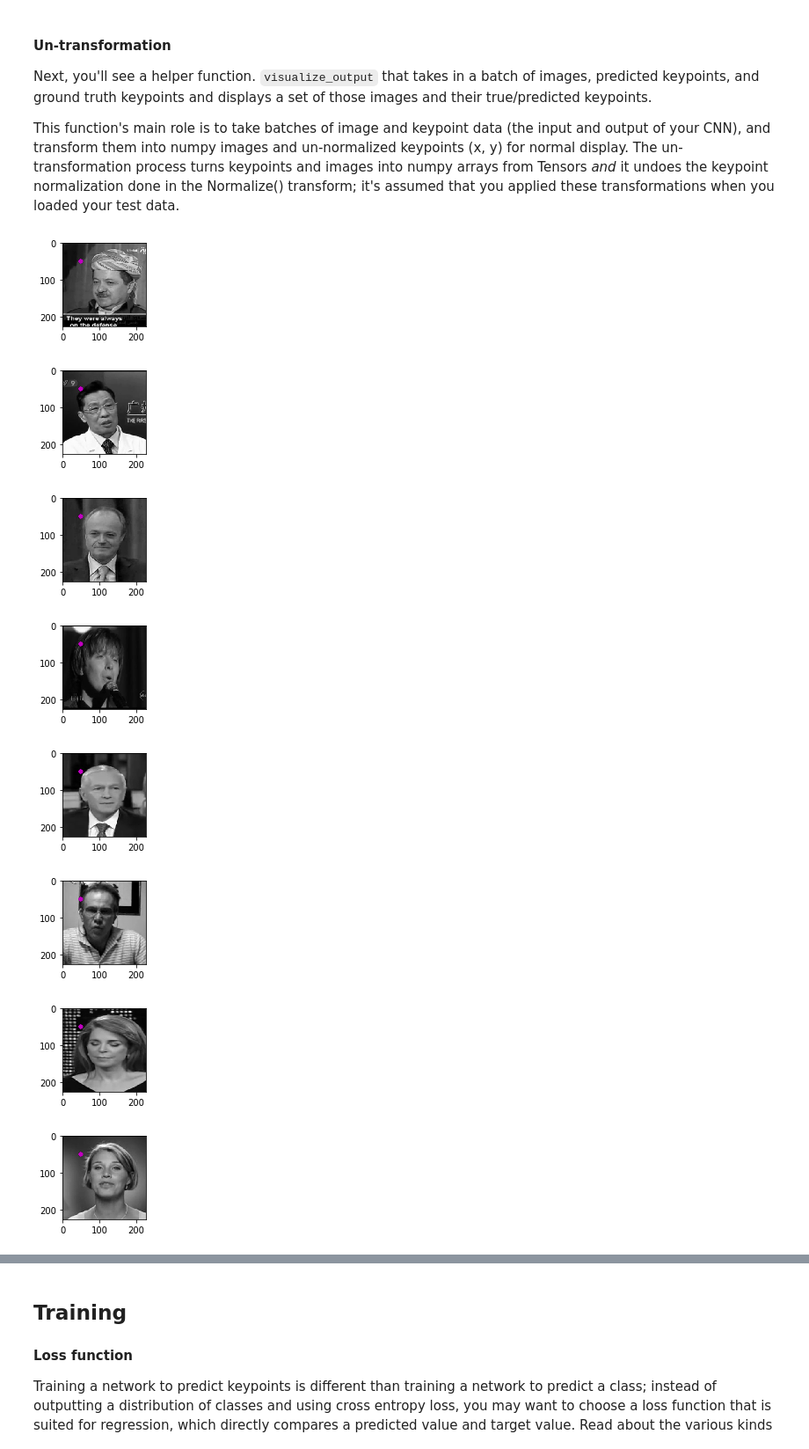
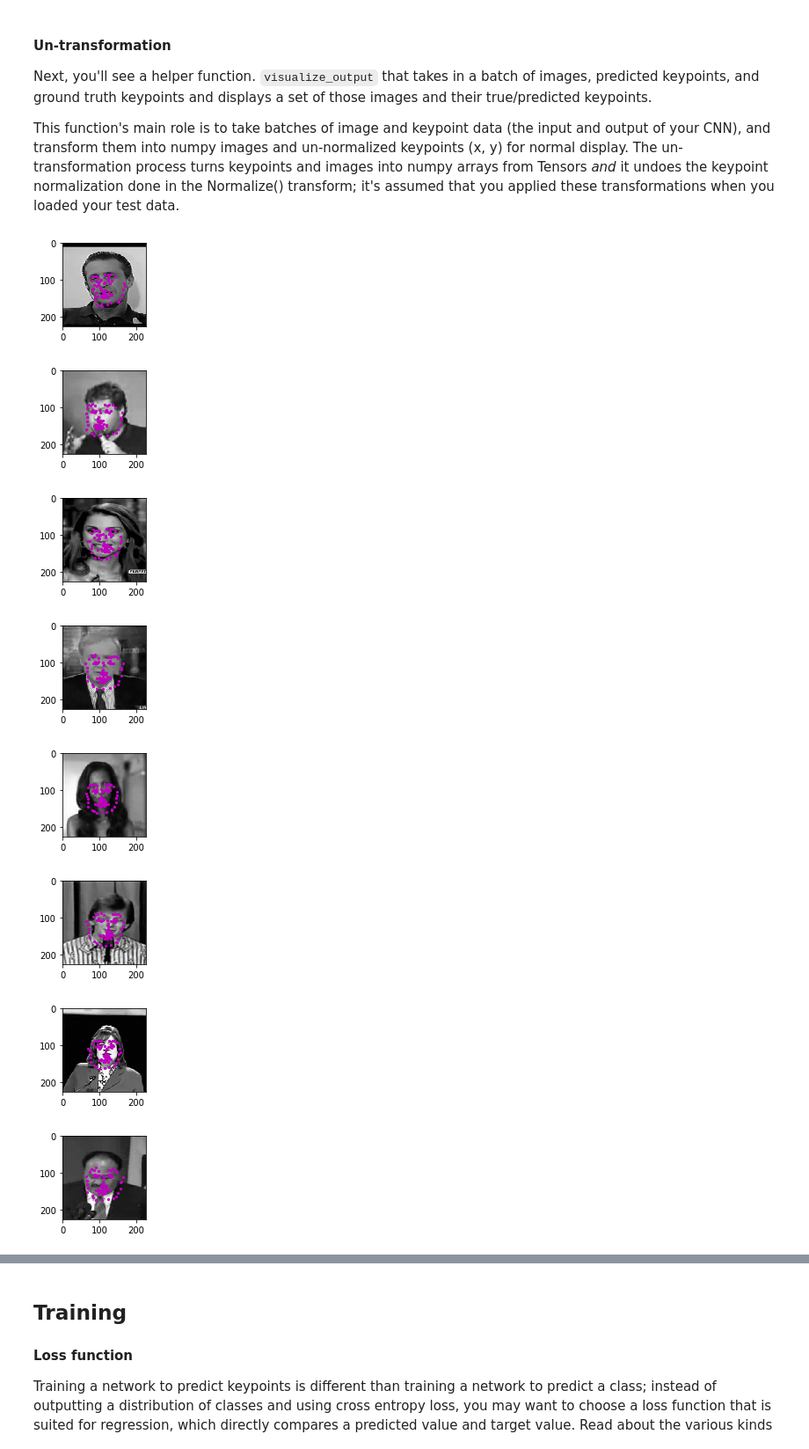
Before and after one commit to vmelan/CVND-udacity, a Jupyter notebook: P1_Facial_Keypoints/2. Define the Network Architecture.ipynb, the cells around one changed output, grey strips where cells are left out. Shown at 88% size. Drawn from its saved outputs; the diff is of its cells as text; code cells hidden in the pictures.

```diff
--- a/P1_Facial_Keypoints/2. Define the Network Architecture.ipynb
+++ b/P1_Facial_Keypoints/2. Define the Network Architecture.ipynb
@@ -178,18 +172,31 @@ from data_load import Rescale, RandomCrop, Normalize, ToTensor
 #                                      Normalize(), \
 #                                      ToTensor()])
 
-data_transform = transforms.Compose([Rescale((227, 227)), \
-                                     Normalize(), \
-                                     ToTensor()])
+# data_transform = transforms.Compose([Rescale((227, 227)), \
+#                                      Normalize(), \
+#                                      ToTensor()])
+
+# Perform data augmentation on train dataset by first scaling and then random cropping
+train_data_transform = transforms.Compose([Rescale((250, 250)), \
+                                           RandomCrop((227, 227)), \
+                                           Normalize(), \
+                                           ToTensor()])
+
+test_data_transform = transforms.Compose([Rescale((227, 227)), \
+                                          Normalize(), \
+                                          ToTensor()])
 
 # testing that you've defined a transform
-assert(data_transform is not None), 'Define a data_transform'
+# assert(data_transform is not None), 'Define a data_transform'
 # %%
 # create the transformed dataset
+# transformed_dataset = FacialKeypointsDataset(csv_file='/data/training_frames_keypoints.csv',
+#                                              root_dir='/data/training/',
+#                                              transform=data_transform)
+
 transformed_dataset = FacialKeypointsDataset(csv_file='/data/training_frames_keypoints.csv',
                                              root_dir='/data/training/',
-                                             transform=data_transform)
-
+                                             transform=train_data_transform)
 
 print('Number of images: ', len(transformed_dataset))
 
@@ -235,9 +242,13 @@ To visualize this test data, we have to go through some un-transformation steps
 # AND apply the data_transform you defined above
 
 # create the test dataset
+# test_dataset = FacialKeypointsDataset(csv_file='/data/test_frames_keypoints.csv',
+#                                              root_dir='/data/test/',
+#                                              transform=data_transform)
+
 test_dataset = FacialKeypointsDataset(csv_file='/data/test_frames_keypoints.csv',
                                              root_dir='/data/test/',
-                                             transform=data_transform)
+                                             transform=test_data_transform)
 # %%
 # load test data in batches
 batch_size = 10
@@ -377,40 +388,40 @@ def visualize_output(test_images, test_outputs, gt_pts=None, batch_size=10):
         # un-transform the image data
         image = test_images[i].data   # get the image from it's Variable wrapper
         image = image.numpy()   # convert to numpy array from a Tensor
         image = np.transpose(image, (1, 2, 0))   # transpose to go from torch to numpy image
 
         # un-transform the predicted key_pts data
         predicted_key_pts = test_outputs[i].data
         predicted_key_pts = predicted_key_pts.numpy()
 
         # undo normalization of keypoints
-#         predicted_key_pts = predicted_key_pts*50.0+100
-        predicted_key_pts = (predicted_key_pts * 48.0) + 48
+        predicted_key_pts = predicted_key_pts*50.0+100
+#         predicted_key_pts = (predicted_key_pts * 48.0) + 48
 
         # plot ground truth points for comparison, if they exist
         ground_truth_pts = None
         if gt_pts is not None:
             ground_truth_pts = gt_pts[i]
 #             ground_truth_pts = ground_truth_pts*50.0+100
             ground_truth_pts = (ground_truth_pts * 48.0) + 48
 
         # call show_all_keypoints
         show_all_keypoints(np.squeeze(image), predicted_key_pts, ground_truth_pts)
 
 #         plt.axis('off')
 
 
     plt.show()
 
 # call it
 # visualize_output(test_images, test_outputs, gt_pts)
 visualize_output(test_images, test_outputs, gt_pts=None)
 # %% [output]
-[figure, old version]
+[figure, new version]
-[figure, old version]
+[figure, new version]
-[figure, old version]
+[figure, new version]
-[figure, old version]
+[figure, new version]
-[figure, old version]
+[figure, new version]
-[figure, old version]
+[figure, new version]
-[figure, old version]
+[figure, new version]
-[figure, old version]
+[figure, new version]
```
Also changed, not shown: parts of 11 cells of this notebook, 1 other file.
